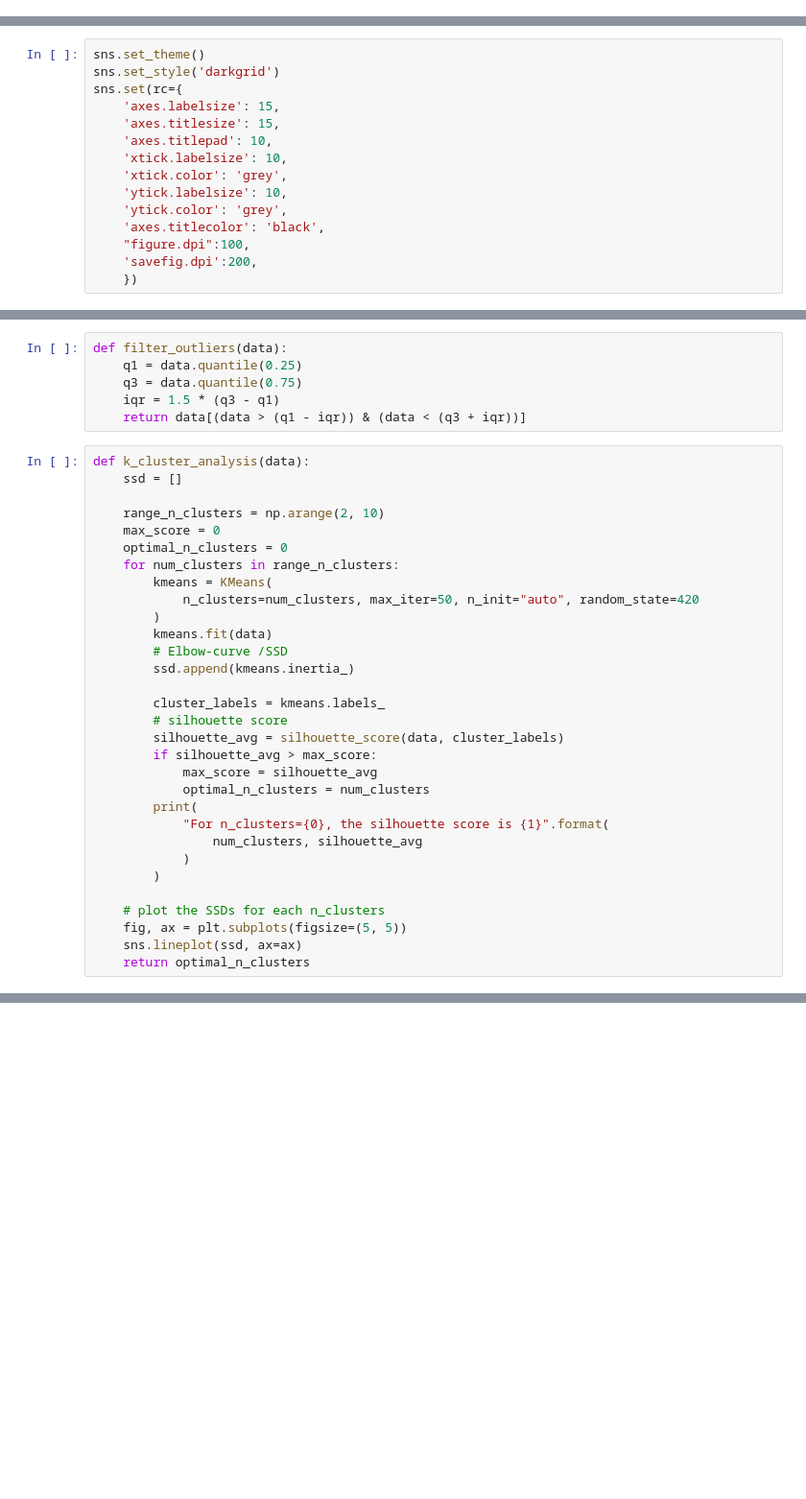
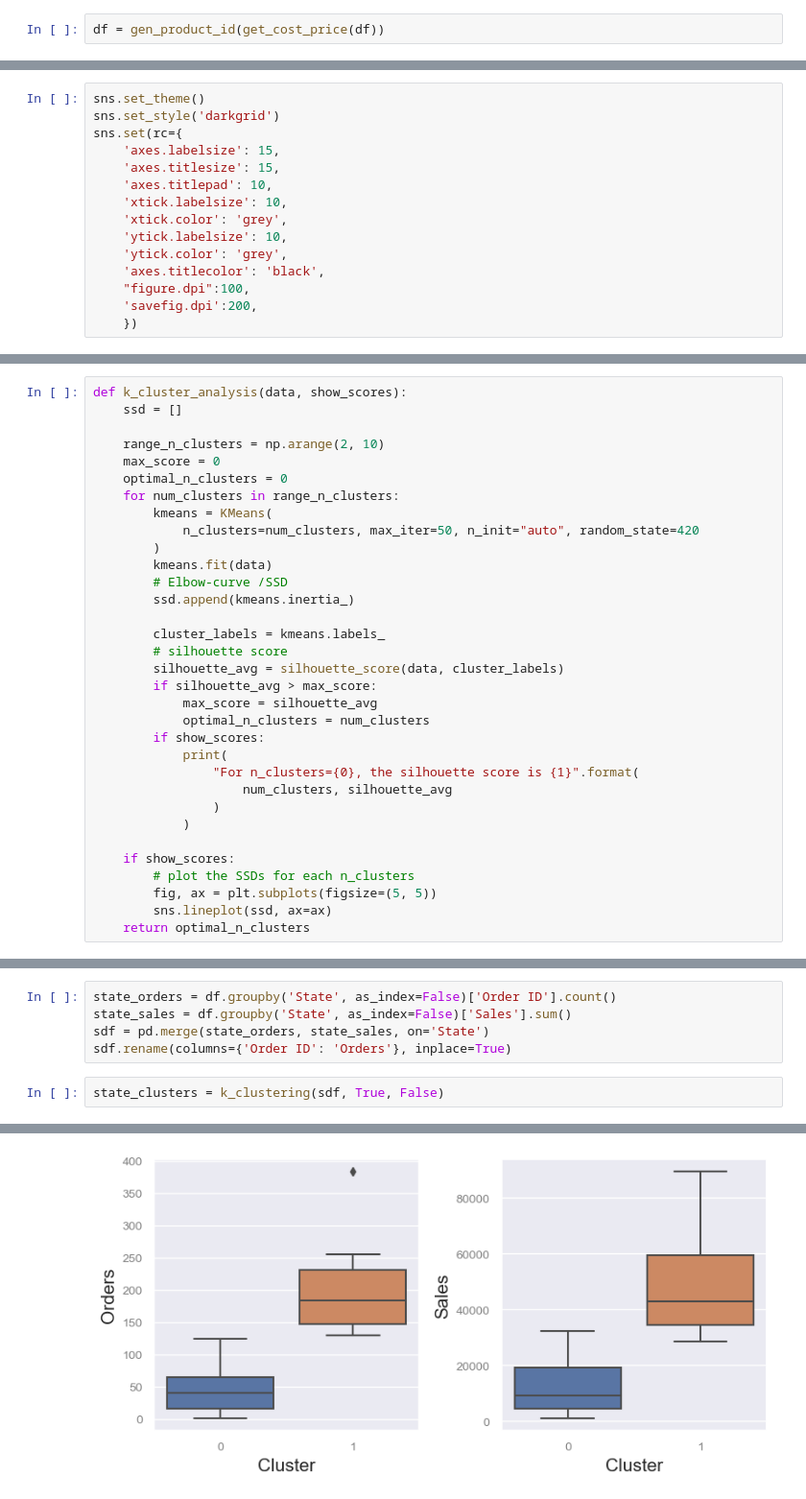
Before and after one commit to mks-0/code-academy, a Jupyter notebook: E-Commerce/e-com-ml.ipynb, the cells around one changed output, grey strips where cells are left out. Shown: that part at 96% size. Saved outputs shown, nothing was run; the diff lists cells and outputs as text; blank space fills up the shorter version.

```diff
--- a/E-Commerce/e-com-ml.ipynb
+++ b/E-Commerce/e-com-ml.ipynb
@@ -62,3 +27,5 @@ pdf
+# %%
+df = gen_product_id(get_cost_price(df))
 # %%
 color = ['#ff9e03', 'g', 'b', 'r', '#ffb300']
 # %%
@@ -84,11 +46,5 @@ from collections import Counter
-# %%
-def filter_outliers(data):
-    q1 = data.quantile(0.25)
-    q3 = data.quantile(0.75)
-    iqr = 1.5 * (q3 - q1)
-    return data[(data > (q1 - iqr)) & (data < (q3 + iqr))]
 # %%
-def k_cluster_analysis(data):
+def k_cluster_analysis(data, show_scores):
     ssd = []
 
     range_n_clusters = np.arange(2, 10)
@@ -108,14 +64,16 @@ def k_cluster_analysis(data):
         if silhouette_avg > max_score:
             max_score = silhouette_avg
             optimal_n_clusters = num_clusters
-        print(
-            "For n_clusters={0}, the silhouette score is {1}".format(
-                num_clusters, silhouette_avg
+        if show_scores:
+            print(
+                "For n_clusters={0}, the silhouette score is {1}".format(
+                    num_clusters, silhouette_avg
+                )
             )
-        )
 
-    # plot the SSDs for each n_clusters
-    fig, ax = plt.subplots(figsize=(5, 5))
-    sns.lineplot(ssd, ax=ax)
+    if show_scores:
+        # plot the SSDs for each n_clusters
+        fig, ax = plt.subplots(figsize=(5, 5))
+        sns.lineplot(ssd, ax=ax)
     return optimal_n_clusters
 # %%
@@ -204,0 +140,8 @@ For n_clusters=9, the silhouette score is 0.28763988189026635
+# %%
+state_orders = df.groupby('State', as_index=False)['Order ID'].count()
+state_sales = df.groupby('State', as_index=False)['Sales'].sum()
+sdf = pd.merge(state_orders, state_sales, on='State')
+sdf.rename(columns={'Order ID': 'Orders'}, inplace=True)
+# %%
+state_clusters = k_clustering(sdf, True, False)
+# %% [output]
@@ -204,0 +149 @@ For n_clusters=9, the silhouette score is 0.28763988189026635
+[figure, added]
```
Also changed, not shown: parts of 23 cells of this notebook, 3 other files.
